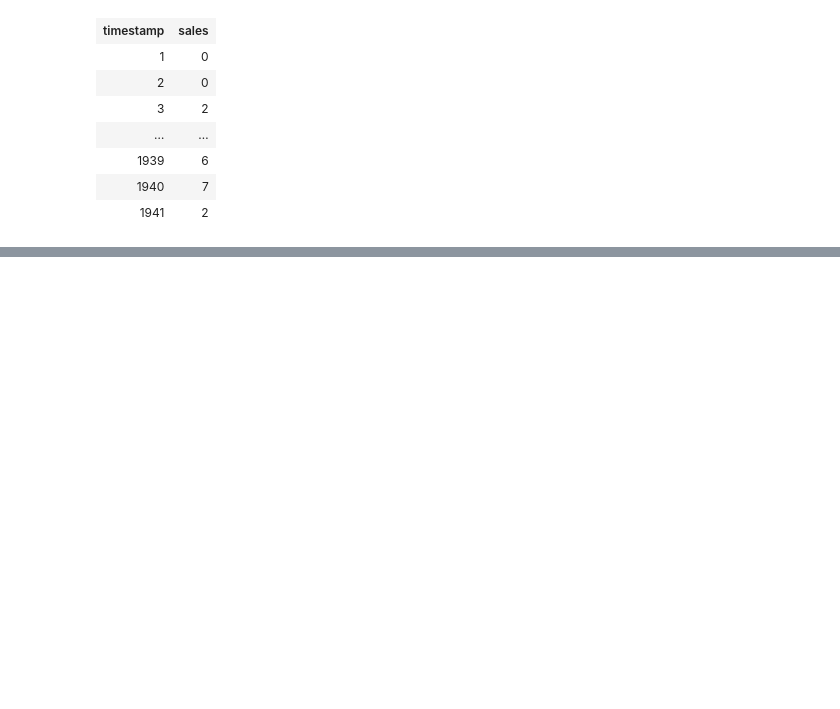
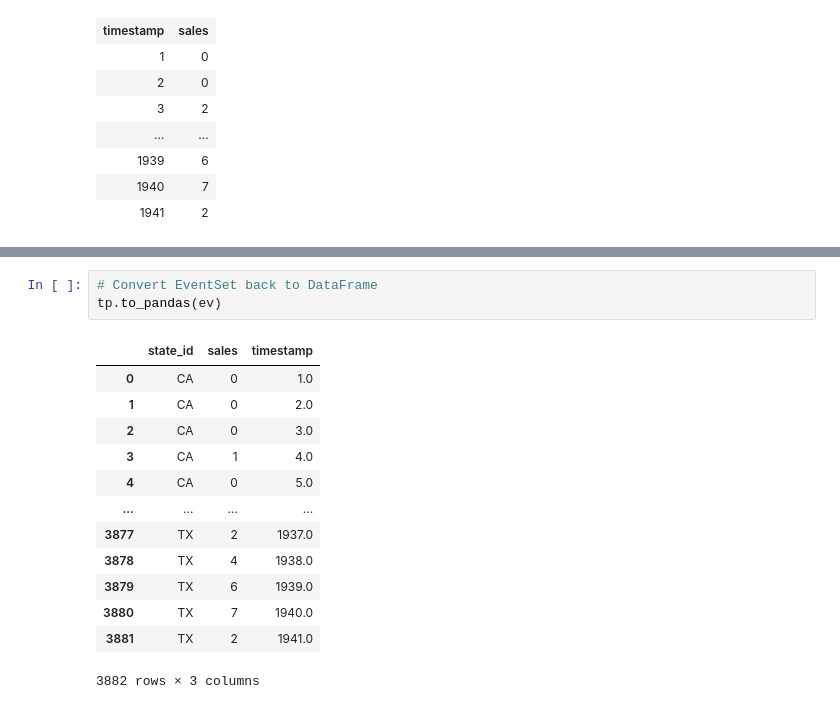
Before and after one commit to tryolabs/temporian-examples, a Jupyter notebook: examples/hierarchical.ipynb, the cells around one changed output, grey strips where cells are left out. Saved outputs shown, nothing was run; the diff lists cells and outputs as text; blank space fills up the shorter version.

```diff
--- a/examples/hierarchical.ipynb
+++ b/examples/hierarchical.ipynb
@@ -162,0 +177,17 @@ tp.plot(ev, features="sales", height_per_plot_px=250, width_px=1500)
+# %%
+# Convert EventSet back to DataFrame
+tp.to_pandas(ev)
+# %% [output]
+|  | state_id | sales | timestamp |
+| 0 | CA | 0 | 1.0 |
+| 1 | CA | 0 | 2.0 |
+| 2 | CA | 0 | 3.0 |
+| 3 | CA | 1 | 4.0 |
+| 4 | CA | 0 | 5.0 |
+| ... | ... | ... | ... |
+| 3877 | TX | 2 | 1937.0 |
+| 3878 | TX | 4 | 1938.0 |
+| 3879 | TX | 6 | 1939.0 |
+| 3880 | TX | 7 | 1940.0 |
+| 3881 | TX | 2 | 1941.0 |
+3882 rows × 3 columns
```
Also changed, not shown: parts of 2 cells of this notebook.
